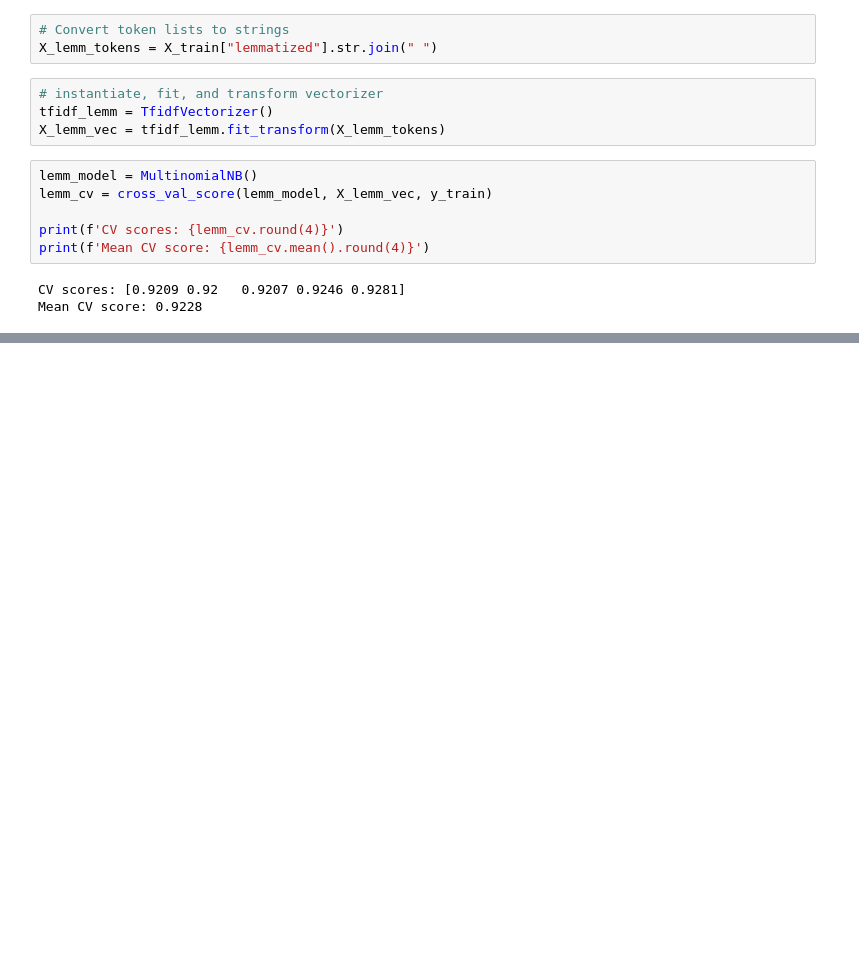
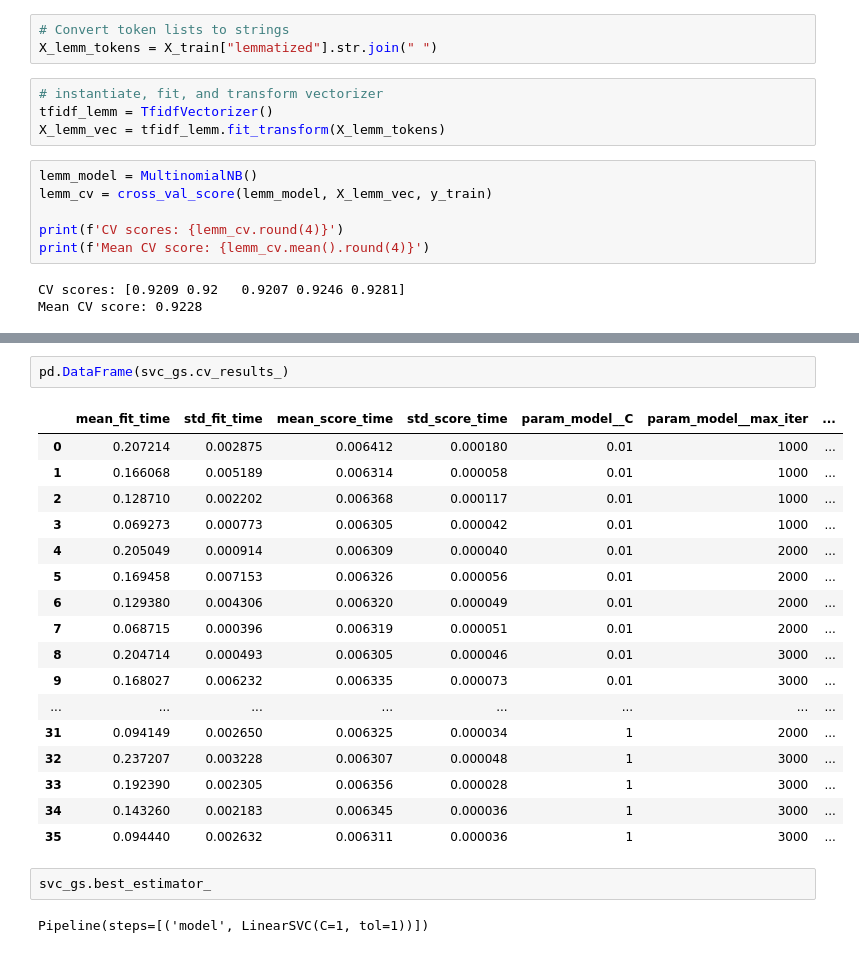
Before and after one commit to emgerber88/Fake_News_Classifier, a Jupyter notebook: Fake_News_Classifier_Modeling.ipynb, the cells around one changed output, grey strips where cells are left out. Saved outputs shown, nothing was run; the diff lists cells and outputs as text; blank space fills up the shorter version.

```diff
--- a/Fake_News_Classifier_Modeling.ipynb
+++ b/Fake_News_Classifier_Modeling.ipynb
@@ -511,0 +550,24 @@ evaluation
+# %%
+pd.DataFrame(svc_gs.cv_results_)
+# %% [output]
+|  | mean_fit_time | std_fit_time | mean_score_time | std_score_time | param_model__C | param_model__max_iter | ... |
+| 0 | 0.207214 | 0.002875 | 0.006412 | 0.000180 | 0.01 | 1000 | ... |
+| 1 | 0.166068 | 0.005189 | 0.006314 | 0.000058 | 0.01 | 1000 | ... |
+| 2 | 0.128710 | 0.002202 | 0.006368 | 0.000117 | 0.01 | 1000 | ... |
+| 3 | 0.069273 | 0.000773 | 0.006305 | 0.000042 | 0.01 | 1000 | ... |
+| 4 | 0.205049 | 0.000914 | 0.006309 | 0.000040 | 0.01 | 2000 | ... |
+| 5 | 0.169458 | 0.007153 | 0.006326 | 0.000056 | 0.01 | 2000 | ... |
+| 6 | 0.129380 | 0.004306 | 0.006320 | 0.000049 | 0.01 | 2000 | ... |
+| 7 | 0.068715 | 0.000396 | 0.006319 | 0.000051 | 0.01 | 2000 | ... |
+| 8 | 0.204714 | 0.000493 | 0.006305 | 0.000046 | 0.01 | 3000 | ... |
+| 9 | 0.168027 | 0.006232 | 0.006335 | 0.000073 | 0.01 | 3000 | ... |
+| ... | ... | ... | ... | ... | ... | ... | ... |
+| 31 | 0.094149 | 0.002650 | 0.006325 | 0.000034 | 1 | 2000 | ... |
+| 32 | 0.237207 | 0.003228 | 0.006307 | 0.000048 | 1 | 3000 | ... |
+| 33 | 0.192390 | 0.002305 | 0.006356 | 0.000028 | 1 | 3000 | ... |
+| 34 | 0.143260 | 0.002183 | 0.006345 | 0.000036 | 1 | 3000 | ... |
+| 35 | 0.094440 | 0.002632 | 0.006311 | 0.000036 | 1 | 3000 | ... |
+# %%
+svc_gs.best_estimator_
+# %% [output]
+Pipeline(steps=[('model', LinearSVC(C=1, tol=1))])
```
Also changed, not shown: parts of 38 cells of this notebook.
